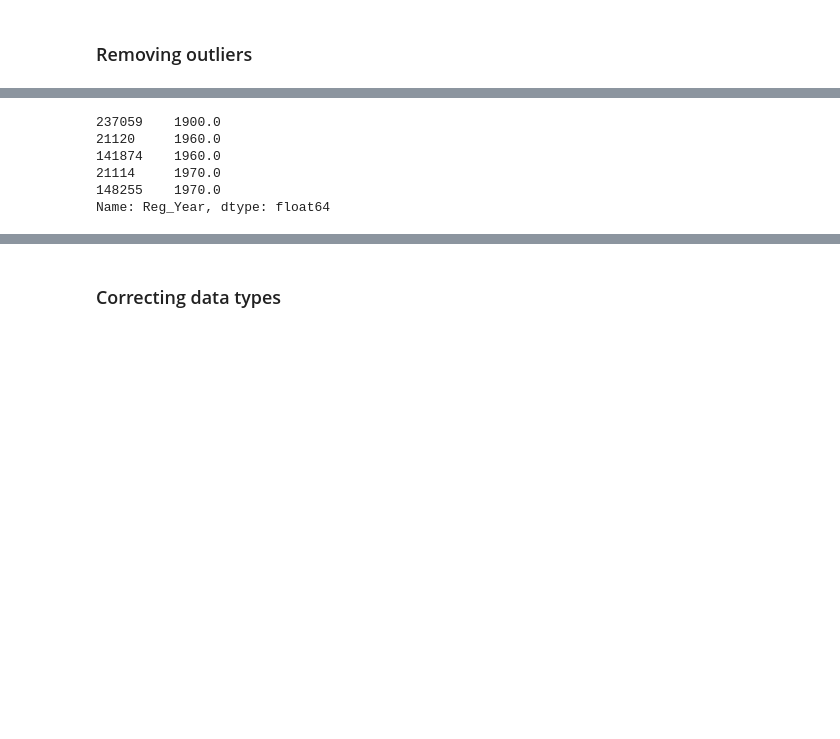
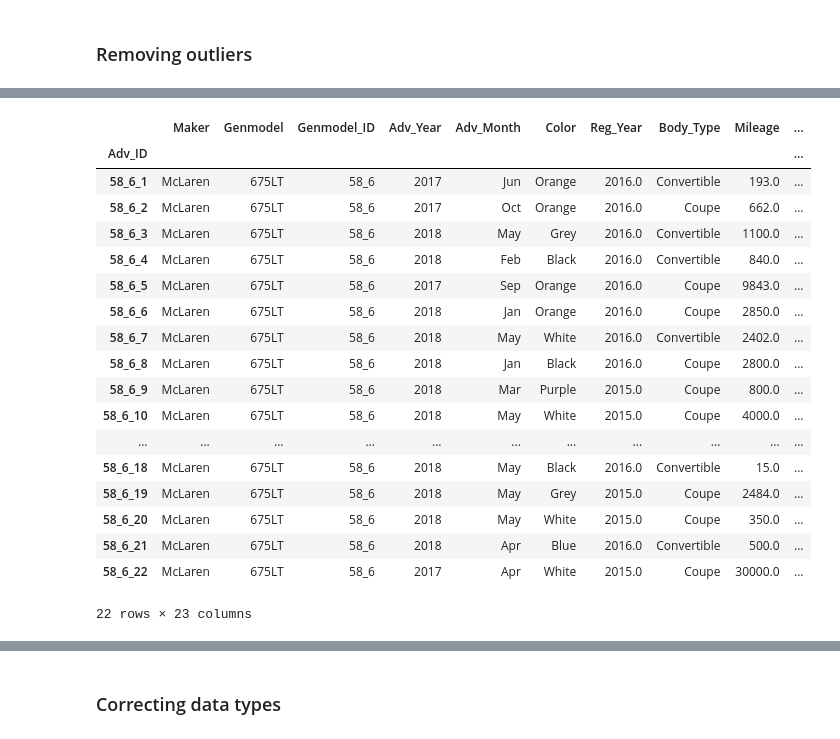
Before and after one commit to maciej-polcyn/data-processing-capstone-project, a Jupyter notebook: data_cleaning.ipynb, the cells around one changed output, grey strips where cells are left out. Cells and saved outputs as stored; diff of their text form; code cells hidden in the pictures; blank space fills up the shorter version.

```diff
--- a/data_cleaning.ipynb
+++ b/data_cleaning.ipynb
@@ -238,11 +275,26 @@ df[df["Price"] > 3000000]
+# %%
+df[df["Genmodel"] == "675LT"]
+# %% [output]
+|  | Maker | Genmodel | Genmodel_ID | Adv_Year | Adv_Month | Color | Reg_Year | Body_Type | Mileage | ... |
+| Adv_ID |  |  |  |  |  |  |  |  |  | ... |
+| 58_6_1 | McLaren | 675LT | 58_6 | 2017 | Jun | Orange | 2016.0 | Convertible | 193.0 | ... |
+| 58_6_2 | McLaren | 675LT | 58_6 | 2017 | Oct | Orange | 2016.0 | Coupe | 662.0 | ... |
+| 58_6_3 | McLaren | 675LT | 58_6 | 2018 | May | Grey | 2016.0 | Convertible | 1100.0 | ... |
+| 58_6_4 | McLaren | 675LT | 58_6 | 2018 | Feb | Black | 2016.0 | Convertible | 840.0 | ... |
+| 58_6_5 | McLaren | 675LT | 58_6 | 2017 | Sep | Orange | 2016.0 | Coupe | 9843.0 | ... |
+| 58_6_6 | McLaren | 675LT | 58_6 | 2018 | Jan | Orange | 2016.0 | Coupe | 2850.0 | ... |
+| 58_6_7 | McLaren | 675LT | 58_6 | 2018 | May | White | 2016.0 | Convertible | 2402.0 | ... |
+| 58_6_8 | McLaren | 675LT | 58_6 | 2018 | Jan | Black | 2016.0 | Coupe | 2800.0 | ... |
+| 58_6_9 | McLaren | 675LT | 58_6 | 2018 | Mar | Purple | 2015.0 | Coupe | 800.0 | ... |
+| 58_6_10 | McLaren | 675LT | 58_6 | 2018 | May | White | 2015.0 | Coupe | 4000.0 | ... |
+| ... | ... | ... | ... | ... | ... | ... | ... | ... | ... | ... |
+| 58_6_18 | McLaren | 675LT | 58_6 | 2018 | May | Black | 2016.0 | Convertible | 15.0 | ... |
+| 58_6_19 | McLaren | 675LT | 58_6 | 2018 | May | Grey | 2015.0 | Coupe | 2484.0 | ... |
+| 58_6_20 | McLaren | 675LT | 58_6 | 2018 | May | White | 2015.0 | Coupe | 350.0 | ... |
+| 58_6_21 | McLaren | 675LT | 58_6 | 2018 | Apr | Blue | 2016.0 | Convertible | 500.0 | ... |
+| 58_6_22 | McLaren | 675LT | 58_6 | 2017 | Apr | White | 2015.0 | Coupe | 30000.0 | ... |
+22 rows × 23 columns
 # %%
 df.drop(df[df["Price"] > 3000000].index, inplace=True)
 # %%
-df["Reg_Year"].sort_values().head()
+# df["Reg_Year"].sort_values().head()
-# %% [output]
-237059    1900.0
-21120     1960.0
-141874    1960.0
-21114     1970.0
-148255    1970.0
-Name: Reg_Year, dtype: float64
```
Also changed, not shown: parts of 24 cells of this notebook, 3 other files.
